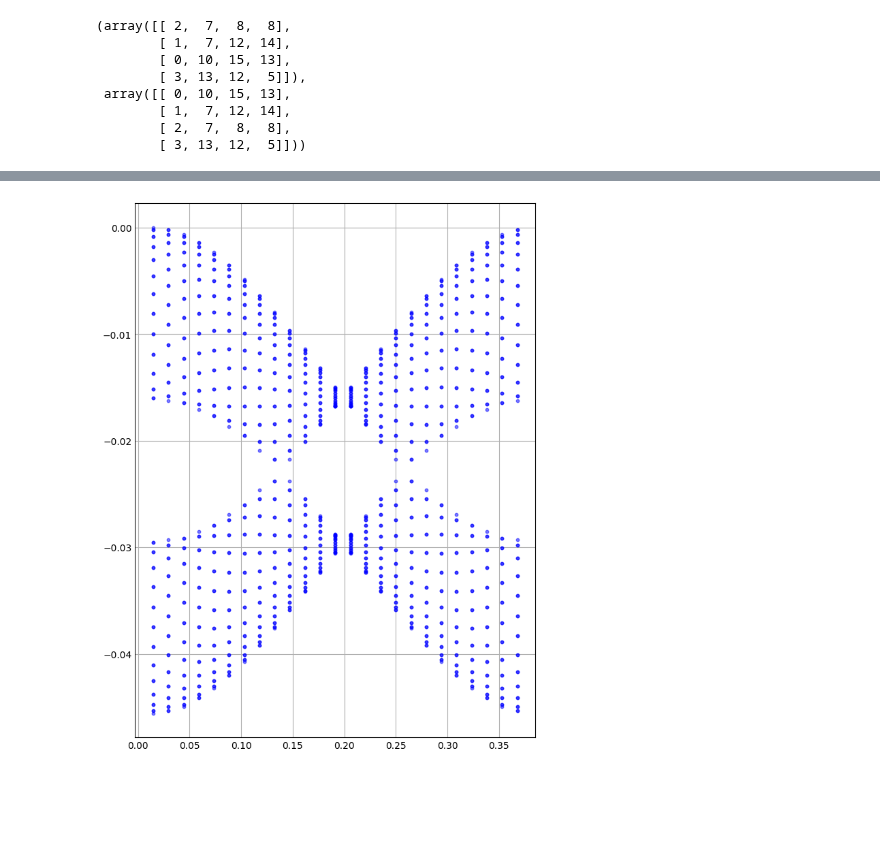
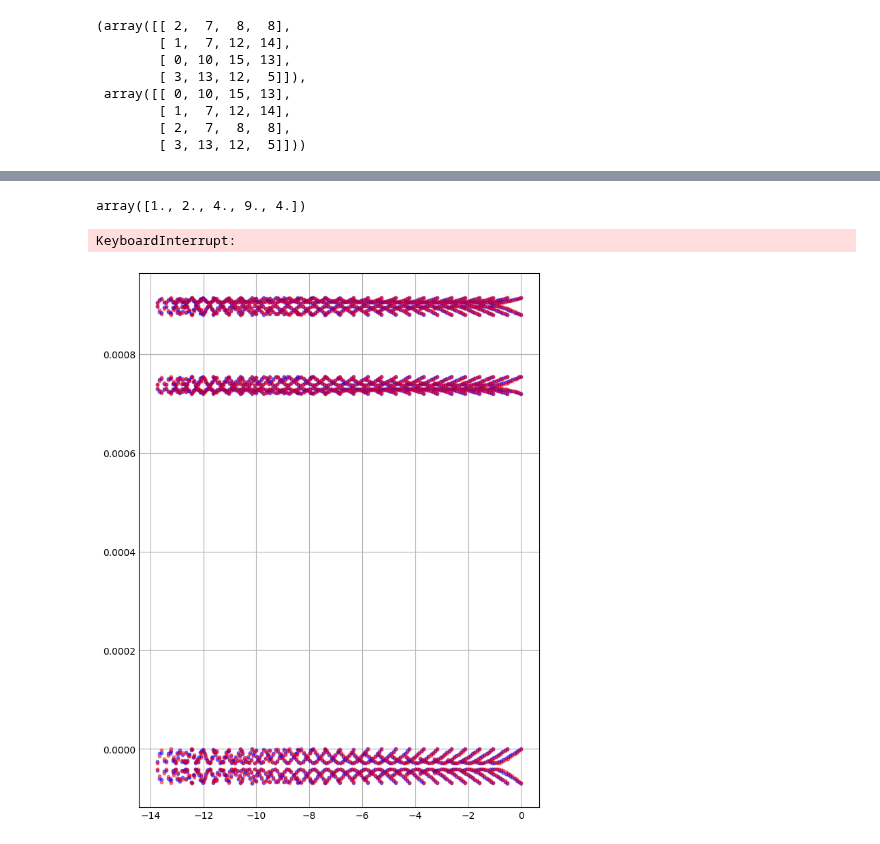
Before and after one commit to ChriGomm/master, a Jupyter notebook: numerics/dip_dip.ipynb, the cells around one changed output, grey strips where cells are left out. Saved outputs shown, nothing was run; the diff lists cells and outputs as text; code cells hidden in the pictures; blank space fills up the shorter version.

```diff
--- a/numerics/dip_dip.ipynb
+++ b/numerics/dip_dip.ipynb
@@ -98,16 +125,17 @@ def sort_eigenvalues(eigenvalues: np.ndarray,eigenvectors: np.ndarray) -> np.nda
     sorted_comb = sorted(comb, key=lambda x: x[0])
     return np.array(sorted_comb)
 
-eigs2 = np.zeros((len(t), 6,7), dtype=complex)
+eigs2 = np.zeros((len(t), 3,4), dtype=complex)
 for i in range(len(t)):
     k = k_course(t[i])
     dmat = D_mat(k)
     eigvals, eigvecs = np.linalg.eig(dmat)
     eigs[i, :] = sort_eigenvalues(eigvals, eigvecs)
     k_course2 = k2+np.array([1,0,0])*(-1/2+t[i])
-    dmat2 = D_mat(k_course2)
+    dmat2 = D_mat33(k)
     eigvals2, eigvecs2 = np.linalg.eig(dmat2)
-    eigs2[i, :] = sort_eigenvalues(eigvals2, eigvecs2)
+    # eigs2[i, :] = sort_eigenvalues(eigvals2, eigvecs2)
+    eigs2[i,:,0] = sorted(eigvals2)
     # Plot the k vector
     # ax.scatter(k[0], k[1], color='blue', s=10)
 #     for eig in eigvals:
@@ -122,7 +150,8 @@ array([-36.+3.54026066e-16j, -18.+1.42233077e-15j,  -6.-6.96368513e-16j,
 fig, ax = plt.subplots(1,2,figsize=(12, 8))
 for i in range(6):
     ax[0].plot(t, eigs[:, i,0], label=f'Eigenvalue {i+1}')#,color='blue', alpha=0.7)
-    # ax[1].plot(t, np.imag(eigs2[:, 4,i+1]), label=f'Eigenvalue {i+1}')#,color='blue', alpha=0.7)
+for i in range(3):
+    ax[0].plot(t, eigs2[:,i,0], label=f'Eigenvalue {i+1}',color='red', alpha=0.7)
     # ax[0].plot(t, np.imag(eigs2[:, 3,i+1]), label=f'Eigenvalue {i+1}')#,color='blue', alpha=0.7)
 plt.show()
 # %% [output]
@@ -544,14 +728,26 @@ IndexError: too many indices for array: array is 2-dimensional, but 3 were index
+# %%
+np.absolute(np.array([1,2,-4,9,-4j]))
+# %% [output]
+array([1., 2., 4., 9., 4.])
 # %%
 fig, ax  = plt.subplots(figsize=(6, 8))
-
 for i in range(grid_size):
     for j in range(grid_size):
-        for h in range(2):
-            ax.scatter(2/np.pi/np.sqrt(3)*k_index[i], eigenvals[h, i, j], color='blue', s=10, alpha=0.5)
+        k = i/grid_size * k1 + j/grid_size * k2
+        for h in range(6):
+            ax.scatter(k[0], eigenvals[h, i, j], color='blue', s=10, alpha=0.5)
+            ax.scatter(k[0], eigenvals2[h, i, j], color='red', s=10, alpha=0.5)
 
 plt.show()
+# for i in range(grid_size):
+#     for j in range(grid_size):
+#         for h in range(2):
+#             ax.scatter(2/np.pi/np.sqrt(3)*k_index[i], eigenvals[h, i, j], color='blue', s=10, alpha=0.5)
+
+# plt.show()
 # %% [output]
+KeyboardInterrupt:
-[figure, old version]
+[figure, new version]
 # %%
 from matplotlib import cm
 
```
Also changed, not shown: parts of 11 cells of this notebook.
